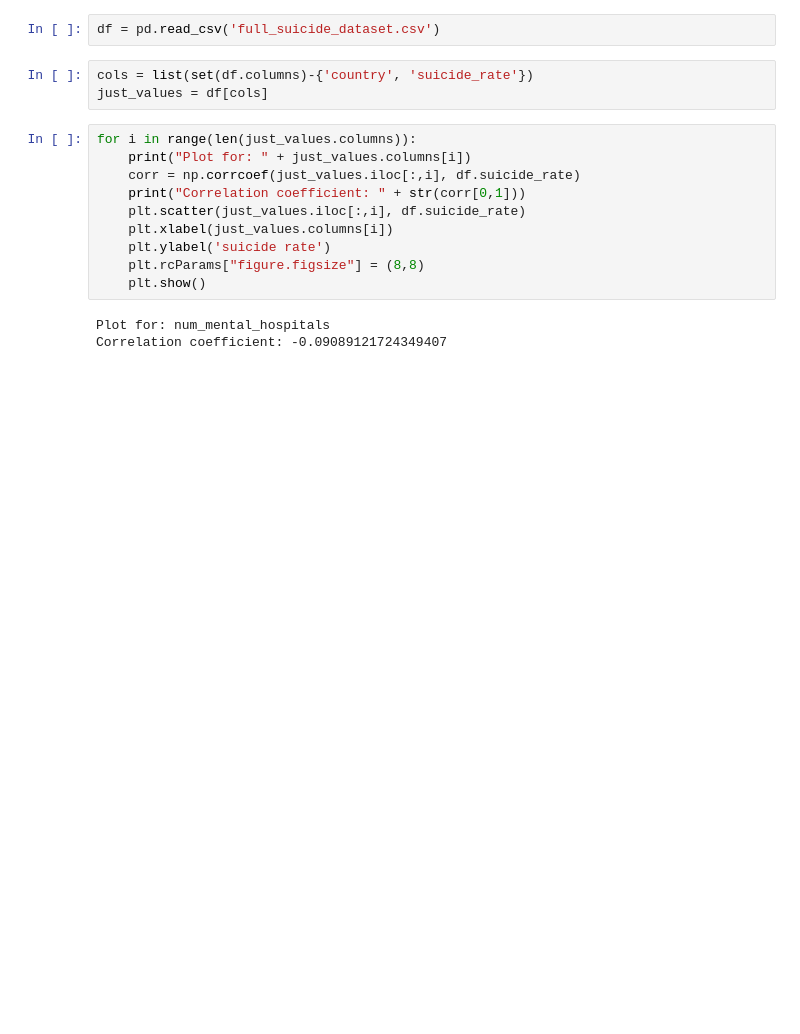
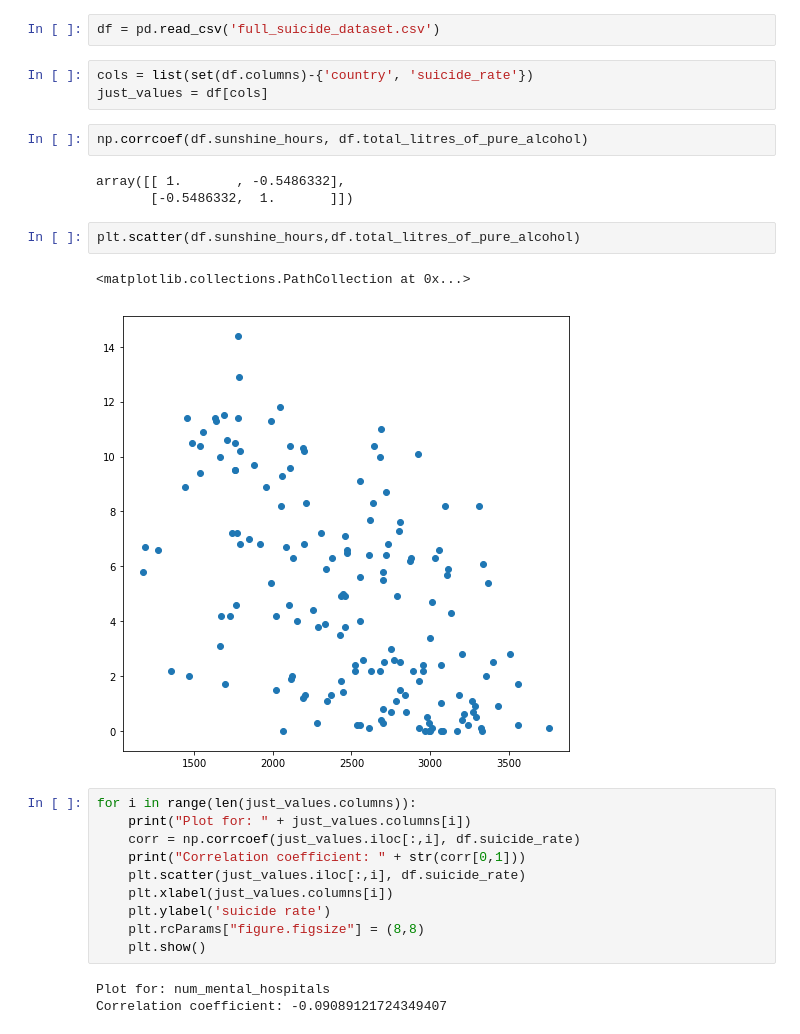
Before and after one commit to AnaMakarevich/suicide_rates_factors, a Jupyter notebook: Analysis.ipynb, the cells around one changed output. Saved outputs shown, nothing was run; the diff lists cells and outputs as text; blank space fills up the shorter version.

```diff
--- a/Analysis.ipynb
+++ b/Analysis.ipynb
@@ -9,6 +9,16 @@ df = pd.read_csv('full_suicide_dataset.csv')
 # %%
 cols = list(set(df.columns)-{'country', 'suicide_rate'})
 just_values = df[cols]
+# %%
+np.corrcoef(df.sunshine_hours, df.total_litres_of_pure_alcohol)
+# %% [output]
+array([[ 1.       , -0.5486332],
+       [-0.5486332,  1.       ]])
+# %%
+plt.scatter(df.sunshine_hours,df.total_litres_of_pure_alcohol)
+# %% [output]
+<matplotlib.collections.PathCollection at 0x...>
+[figure, added]
 # %%
 for i in range(len(just_values.columns)):
     print("Plot for: " + just_values.columns[i])
```
Also changed, not shown: 2 other files.
